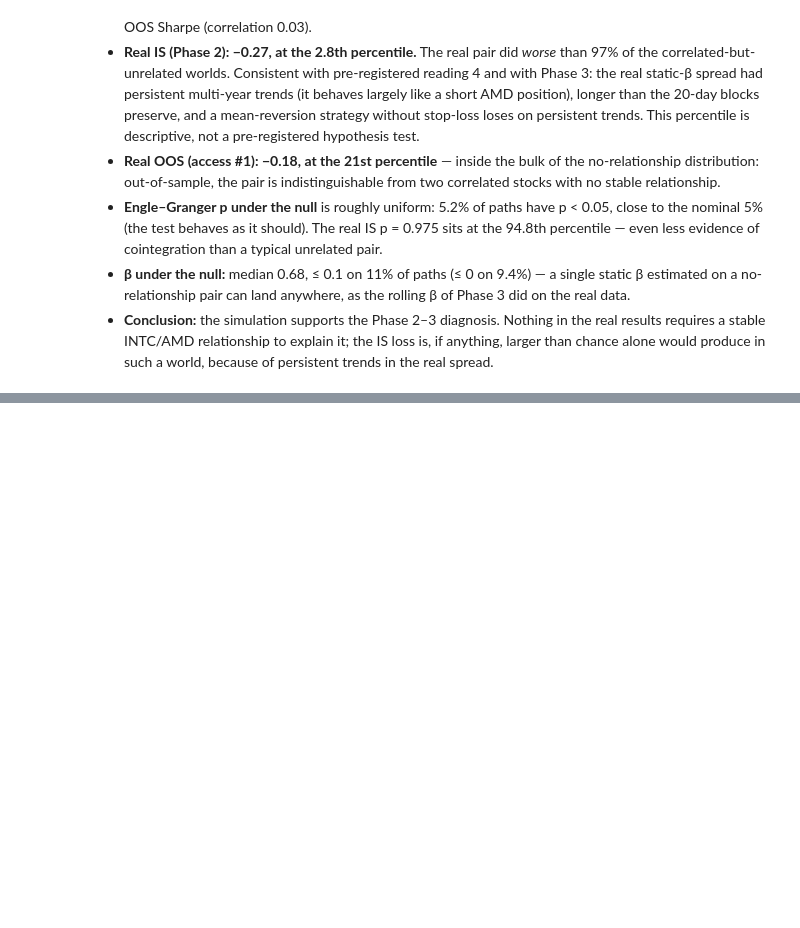
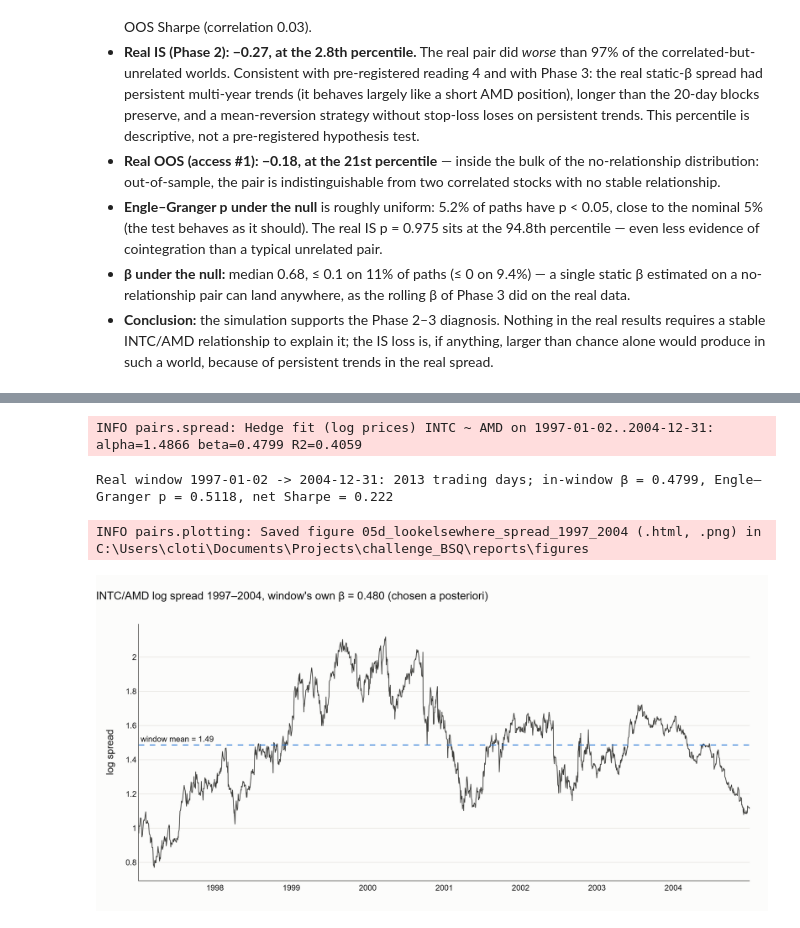
Before and after one commit to clotilderaffii/takehome_pairs-trading, a Jupyter notebook: notebooks/05_simulation.ipynb, the cells around one changed output, grey strips where cells are left out. Saved outputs shown, nothing was run; the diff lists cells and outputs as text; code cells hidden in the pictures; blank space fills up the shorter version.

Commit message:
pre-registered look-elsewhere simulation on INTC/AMD

```diff
--- a/notebooks/05_simulation.ipynb
+++ b/notebooks/05_simulation.ipynb
@@ -295,0 +305,44 @@ extra.to_frame("value")
+# %%
+import pickle
+from dataclasses import asdict
+
+from pairs.simulation import evaluate_window, look_elsewhere_summary
+from pairs.spread import compute_spread
+
+WINDOW_START, WINDOW_END = pd.Timestamp("1997-01-01"), pd.Timestamp("2004-12-31")
+window = prices[(prices.index >= WINDOW_START) & (prices.index <= WINDOW_END)]
+real_w = evaluate_window(window, params)
+print(
+    f"Real window {window.index[0].date()} -> {window.index[-1].date()}: "
+    f"{len(window)} trading days; "
+    f"in-window β = {real_w['beta']:.4f}, Engle–Granger p = {real_w['eg_pvalue']:.4f}, "
+    f"net Sharpe = {real_w['sharpe_net']:.3f}"
+)
+# %% [output]
+INFO pairs.spread: Hedge fit (log prices) INTC ~ AMD on 1997-01-02..2004-12-31: alpha=1.4866 beta=0.4799 R2=0.4059
+Real window 1997-01-02 -> 2004-12-31: 2013 trading days; in-window β = 0.4799, Engle–Granger p = 0.5118, net Sharpe = 0.222
+# %%
+spread_w = compute_spread(window, real_w["beta"])
+fig = go.Figure()
+fig.add_trace(
+    go.Scatter(
+        x=spread_w.index, y=spread_w, name="spread", line={"color": DERIVED_COLOR, "width": 1.2}
+    )
+)
+fig.add_hline(
+    y=spread_w.mean(),
+    line={"color": "#2a78d6", "width": 1.5, "dash": "dash"},
+    annotation_text=f"window mean = {spread_w.mean():.2f}",
+    annotation_position="top left",
+)
+apply_style(
+    fig,
+    f"INTC/AMD log spread 1997–2004, window's own β = {real_w['beta']:.3f} (chosen a posteriori)",
+)
+fig.update_layout(showlegend=False)
+fig.update_yaxes(title_text="log spread")
+_, png = save_figure(fig, "05d_lookelsewhere_spread_1997_2004")
+display(Image(filename=png))
+# %% [output]
+INFO pairs.plotting: Saved figure 05d_lookelsewhere_spread_1997_2004 (.html, .png) in C:\Users\cloti\Documents\Projects\challenge_BSQ\reports\figures
+[figure, added]
```
Also changed, not shown: parts of 4 cells of this notebook, 12 other files.
